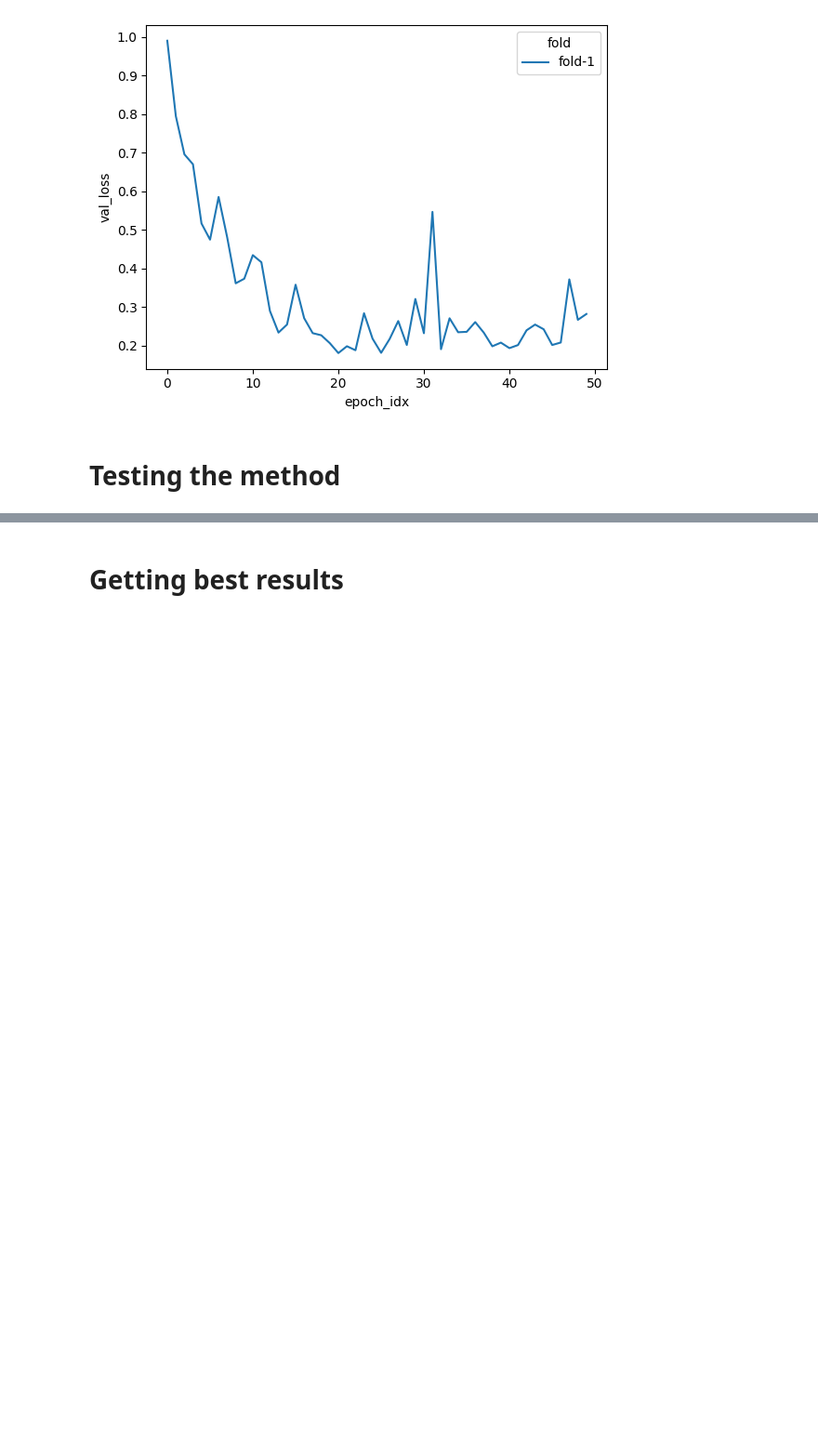
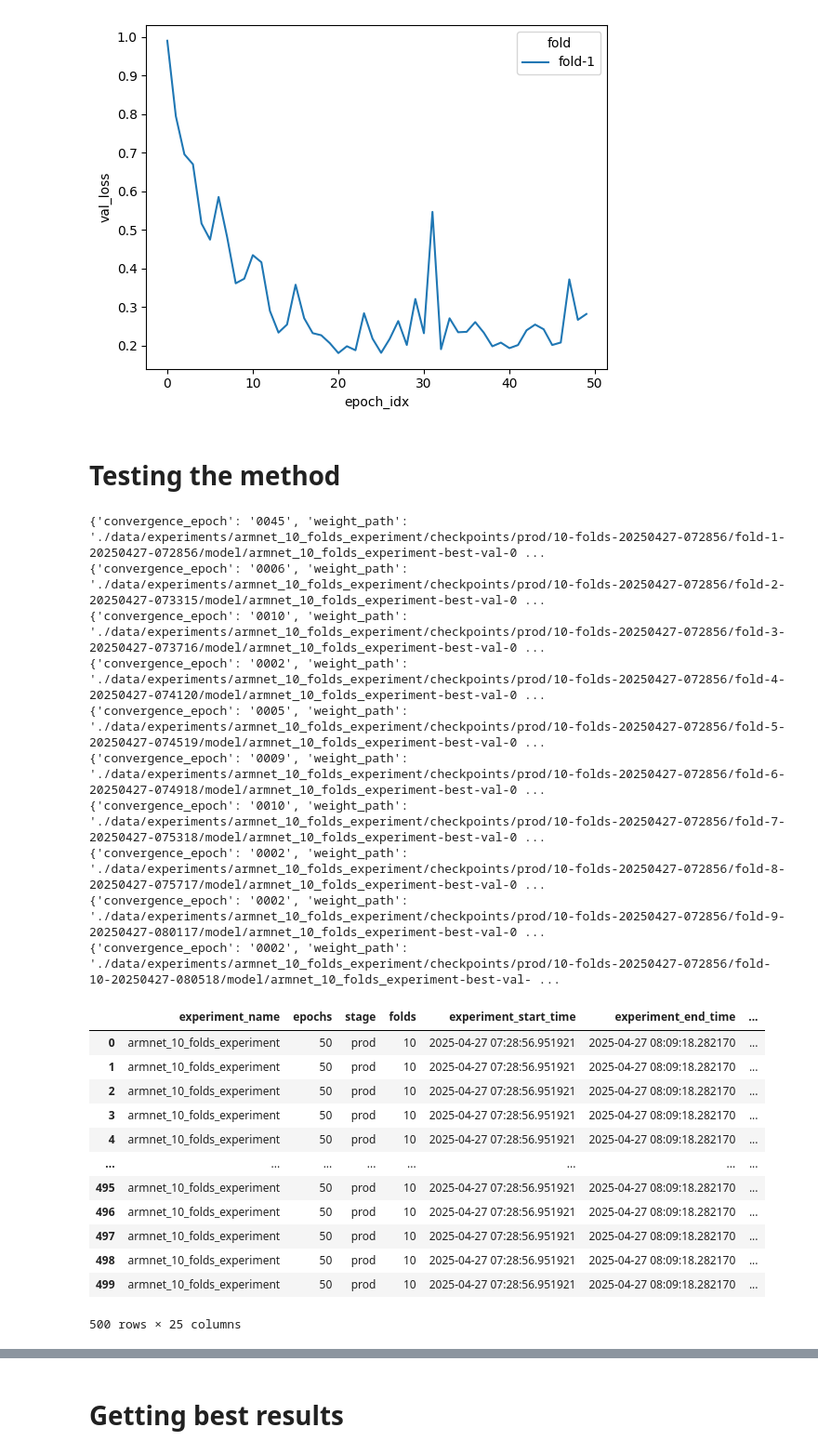
Before and after one commit to dancps/masters_project, a Jupyter notebook: playground/analyse_results.ipynb, the cells around one changed output, grey strips where cells are left out. Shown: that part at 93% size. Drawn from its saved outputs; the diff is of its cells as text; code cells hidden in the pictures; blank space fills up the shorter version.

```diff
--- a/playground/analyse_results.ipynb
+++ b/playground/analyse_results.ipynb
@@ -160,5 +161,77 @@ def build_results_dataframe(json_file)-> pd.DataFrame:
 
 def generate_plots():
     pass
+# %%
+json_file = "../data/experiments/armnet_10_folds_experiment/checkpoints/prod/10-folds-20250427-072856/armnet_10_folds_experiment_20250427-072856_final_results_evaluate.json"
+# Open and load the JSON file
+with open(json_file, 'r') as file:
+    data = json.load(file)
+
+# Gets the data related to the experiment
+exp_df = pd.read_json(json_file)
+exp_df = exp_df.drop(columns=["folds_results"])
+exp_df = exp_df.drop_duplicates()
+exp_df = exp_df.rename(columns={"duration": "experiment_duration", "identifier": "experiment_identifier"})
+
+
+# Extracts the folds results into the dict
+for fold_result_idx, fold_result in enumerate(data["folds_results"]):
+    # Gets the number of epochs
+    epochs = len(fold_result['history'][list(fold_result['history'].keys())[0]])
+    data["folds_results"][fold_result_idx]['epoch_idx'] = list(range(epochs))
+    for x, val in fold_result['history'].items():
+        data["folds_results"][fold_result_idx][x] = val
+
+evaluate_results_list = [x | {"fold": i['fold']}  for i in data["folds_results"] if "evaluate_results" in i for x in i["evaluate_results"]]
+# print(evaluate_results)
+# print([i for i in evaluate_results])
+# print(evaluate_results)
+for i in evaluate_results_list:
+    print(i)
+
+
+evaluate_results = pd.DataFrame(evaluate_results_list).rename(
+    columns={
+        "convergence_epoch": "epoch_idx",
+        "loss": "evaluate_loss",
+
+    })
+
+
+
+# Creates the folds results dataframe
+folds_results = pd.DataFrame(data["folds_results"])
+folds_results = folds_results.drop(columns=["history", "evaluate_results"])
+# folds_results = folds_results.rename(columns={"identifier": "experiment_identifier", "duration": "experiment_duration"})
+
+result = pd.merge(exp_df, folds_results, how="cross")
+result = result.explode(['epoch_idx', 'accuracy', 'f1_score', 'loss', 'precision', 'val_accuracy', 'val_f1_score', 'val_loss', 'val_precision']).reset_index(drop=True)
+result = pd.merge(result, evaluate_results, on=["fold", "epoch_idx"], how="left")
+# evaluate_results
+result
+# %% [output]
+{'convergence_epoch': '0045', 'weight_path': './data/experiments/armnet_10_folds_experiment/checkpoints/prod/10-folds-20250427-072856/fold-1-20250427-072856/model/armnet_10_folds_experiment-best-val-0 ...
+{'convergence_epoch': '0006', 'weight_path': './data/experiments/armnet_10_folds_experiment/checkpoints/prod/10-folds-20250427-072856/fold-2-20250427-073315/model/armnet_10_folds_experiment-best-val-0 ...
+{'convergence_epoch': '0010', 'weight_path': './data/experiments/armnet_10_folds_experiment/checkpoints/prod/10-folds-20250427-072856/fold-3-20250427-073716/model/armnet_10_folds_experiment-best-val-0 ...
+{'convergence_epoch': '0002', 'weight_path': './data/experiments/armnet_10_folds_experiment/checkpoints/prod/10-folds-20250427-072856/fold-4-20250427-074120/model/armnet_10_folds_experiment-best-val-0 ...
+{'convergence_epoch': '0005', 'weight_path': './data/experiments/armnet_10_folds_experiment/checkpoints/prod/10-folds-20250427-072856/fold-5-20250427-074519/model/armnet_10_folds_experiment-best-val-0 ...
+{'convergence_epoch': '0009', 'weight_path': './data/experiments/armnet_10_folds_experiment/checkpoints/prod/10-folds-20250427-072856/fold-6-20250427-074918/model/armnet_10_folds_experiment-best-val-0 ...
+{'convergence_epoch': '0010', 'weight_path': './data/experiments/armnet_10_folds_experiment/checkpoints/prod/10-folds-20250427-072856/fold-7-20250427-075318/model/armnet_10_folds_experiment-best-val-0 ...
+{'convergence_epoch': '0002', 'weight_path': './data/experiments/armnet_10_folds_experiment/checkpoints/prod/10-folds-20250427-072856/fold-8-20250427-075717/model/armnet_10_folds_experiment-best-val-0 ...
+{'convergence_epoch': '0002', 'weight_path': './data/experiments/armnet_10_folds_experiment/checkpoints/prod/10-folds-20250427-072856/fold-9-20250427-080117/model/armnet_10_folds_experiment-best-val-0 ...
+{'convergence_epoch': '0002', 'weight_path': './data/experiments/armnet_10_folds_experiment/checkpoints/prod/10-folds-20250427-072856/fold-10-20250427-080518/model/armnet_10_folds_experiment-best-val- ...
+|  | experiment_name | epochs | stage | folds | experiment_start_time | experiment_end_time | ... |
+| 0 | armnet_10_folds_experiment | 50 | prod | 10 | 2025-04-27 07:28:56.951921 | 2025-04-27 08:09:18.282170 | ... |
+| 1 | armnet_10_folds_experiment | 50 | prod | 10 | 2025-04-27 07:28:56.951921 | 2025-04-27 08:09:18.282170 | ... |
+| 2 | armnet_10_folds_experiment | 50 | prod | 10 | 2025-04-27 07:28:56.951921 | 2025-04-27 08:09:18.282170 | ... |
+| 3 | armnet_10_folds_experiment | 50 | prod | 10 | 2025-04-27 07:28:56.951921 | 2025-04-27 08:09:18.282170 | ... |
+| 4 | armnet_10_folds_experiment | 50 | prod | 10 | 2025-04-27 07:28:56.951921 | 2025-04-27 08:09:18.282170 | ... |
+| ... | ... | ... | ... | ... | ... | ... | ... |
+| 495 | armnet_10_folds_experiment | 50 | prod | 10 | 2025-04-27 07:28:56.951921 | 2025-04-27 08:09:18.282170 | ... |
+| 496 | armnet_10_folds_experiment | 50 | prod | 10 | 2025-04-27 07:28:56.951921 | 2025-04-27 08:09:18.282170 | ... |
+| 497 | armnet_10_folds_experiment | 50 | prod | 10 | 2025-04-27 07:28:56.951921 | 2025-04-27 08:09:18.282170 | ... |
+| 498 | armnet_10_folds_experiment | 50 | prod | 10 | 2025-04-27 07:28:56.951921 | 2025-04-27 08:09:18.282170 | ... |
+| 499 | armnet_10_folds_experiment | 50 | prod | 10 | 2025-04-27 07:28:56.951921 | 2025-04-27 08:09:18.282170 | ... |
+500 rows × 25 columns
 # %%
 FILES = {
```
Also changed, not shown: parts of 10 cells of this notebook, 1 other file.
